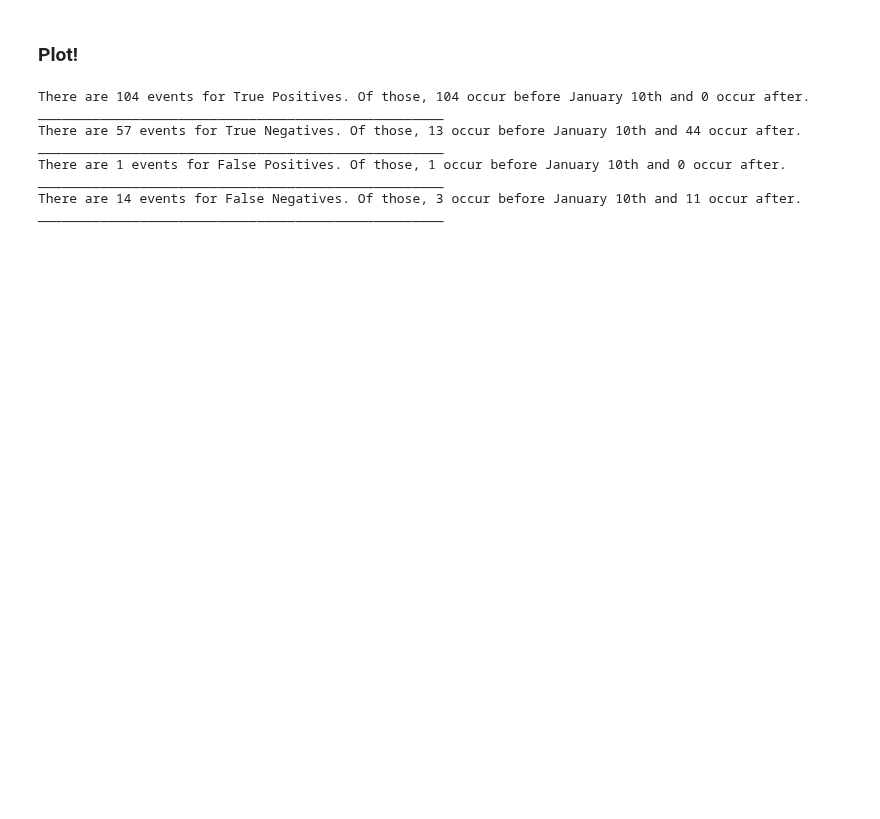
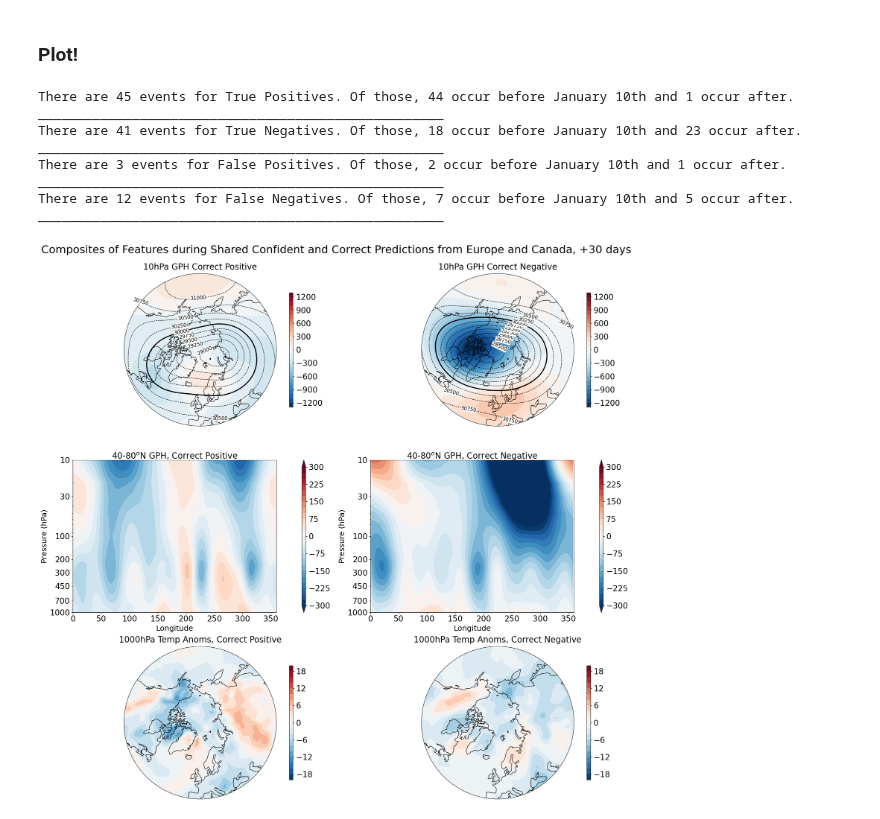
Before and after one commit to emf98/LessonsLearned, a Jupyter notebook: leadtimes/date_compare/PlotCompare.ipynb, the cells around one changed output. Cells and saved outputs as stored; diff of their text form; code cells hidden in the pictures; blank space fills up the shorter version.

Commit message:
Modify date compare for Can/Eur to produce False event plots too

```diff
--- a/leadtimes/date_compare/PlotCompare.ipynb
+++ b/leadtimes/date_compare/PlotCompare.ipynb
@@ -34,8 +34,8 @@ from Modified_PredictionPlots import combine_cross
 from DateCompare import date_place
 # %%
 ##set up input file
-shift = 14
-idx = 135 #129 for 20, 119 for 30.
+shift = 30
+idx = 119 #129 for 20, 119 for 30.
 # %%
 ##for horizontal cross sections of GPH
 infile = open("../../data/gph/1959composite_capGPH10.p","rb")
@@ -74,19 +74,19 @@ TEMP = extrapolate(TEMP)
 infile.close()
 # %%
 ##open indice files
-infile = open("./shared/sharedPOS14.p", 'rb')
+infile = open("./shared/sharedPOS30.p", 'rb')
 posXtest = pickle.load(infile)
 infile.close()
 
-infile = open("./shared/sharedFPOS14.p", 'rb')
+infile = open("./shared/sharedFPOS30.p", 'rb')
 FposXtest = pickle.load(infile)
 infile.close()
 
-infile = open("./shared/sharedNEG14.p", 'rb')
+infile = open("./shared/sharedNEG30.p", 'rb')
 negXtest = pickle.load(infile)
 infile.close()
 
-infile = open("./shared/sharedFNEG14.p", 'rb')
+infile = open("./shared/sharedFNEG30.p", 'rb')
 FnegXtest = pickle.load(infile)
 infile.close()
 # %% [markdown]
@@ -108,13 +108,13 @@ less, greater = date_place(FnegXtest, idx)
 print("There are "+str(len(FnegXtest))+" events for False Negatives. Of those, "+str(less)+" occur before January 10th and "+str(greater)+" occur after.")
 print("____________________________________________________")
 # %% [output]
-There are 104 events for True Positives. Of those, 104 occur before January 10th and 0 occur after.
+There are 45 events for True Positives. Of those, 44 occur before January 10th and 1 occur after.
 ____________________________________________________
-There are 57 events for True Negatives. Of those, 13 occur before January 10th and 44 occur after.
+There are 41 events for True Negatives. Of those, 18 occur before January 10th and 23 occur after.
 ____________________________________________________
-There are 1 events for False Positives. Of those, 1 occur before January 10th and 0 occur after.
+There are 3 events for False Positives. Of those, 2 occur before January 10th and 1 occur after.
 ____________________________________________________
-There are 14 events for False Negatives. Of those, 3 occur before January 10th and 11 occur after.
+There are 12 events for False Negatives. Of those, 7 occur before January 10th and 5 occur after.
 ____________________________________________________
 # %%
 ##GPH Cross Section
@@ -140,19 +140,21 @@ TEMP_cneg = np.mean(CScheckevent_label(negXtest,TEMP,idx),axis =0)
 TEMP_Fpos = np.mean(CScheckevent_label(FposXtest,TEMP,idx),axis =0)
 TEMP_Fneg = np.mean(CScheckevent_label(FnegXtest,TEMP,idx),axis =0)
 # %%
-colorbarMin1 = -900
-colorbarMax1 = 900
-colorspace1 = 50
+colorbarMin1 = -1300
+colorbarMax1 = 1300
+colorspace1 = 100
 
-colorbarMin2 = -200
-colorbarMax2 = 200
+colorbarMin2 = -300
+colorbarMax2 = 300
 colorspace2 = 25
 
-colorbarMin3 = -10
-colorbarMax3 = 10
-colorspace3 = 1
+colorbarMin3 = -20
+colorbarMax3 = 20
+colorspace3 = 2
 # %%
-combine_cross(GPH_cpos,GPH_cneg,vert_GPH_cpos,vert_GPH_cneg,TEMP_cpos,TEMP_cneg,
-              GPHA_cpos,GPHA_cneg, colorbarMin1, colorbarMax1, colorspace1,
+combine_cross(GPH_Fpos,GPH_Fneg,vert_GPH_Fpos,vert_GPH_Fneg,TEMP_Fpos,TEMP_Fneg,
+              GPHA_Fpos,GPHA_Fneg, colorbarMin1, colorbarMax1, colorspace1,
               colorbarMin2, colorbarMax2, colorspace2, colorbarMin3, colorbarMax3,
-              colorspace3,"+14 days", "compar14_plots.png")
+              colorspace3,"+30 days", "Fcompar30_plots.png")
+# %% [output]
+[figure, added]
```
Also changed, not shown: parts of 2 cells of this notebook.
